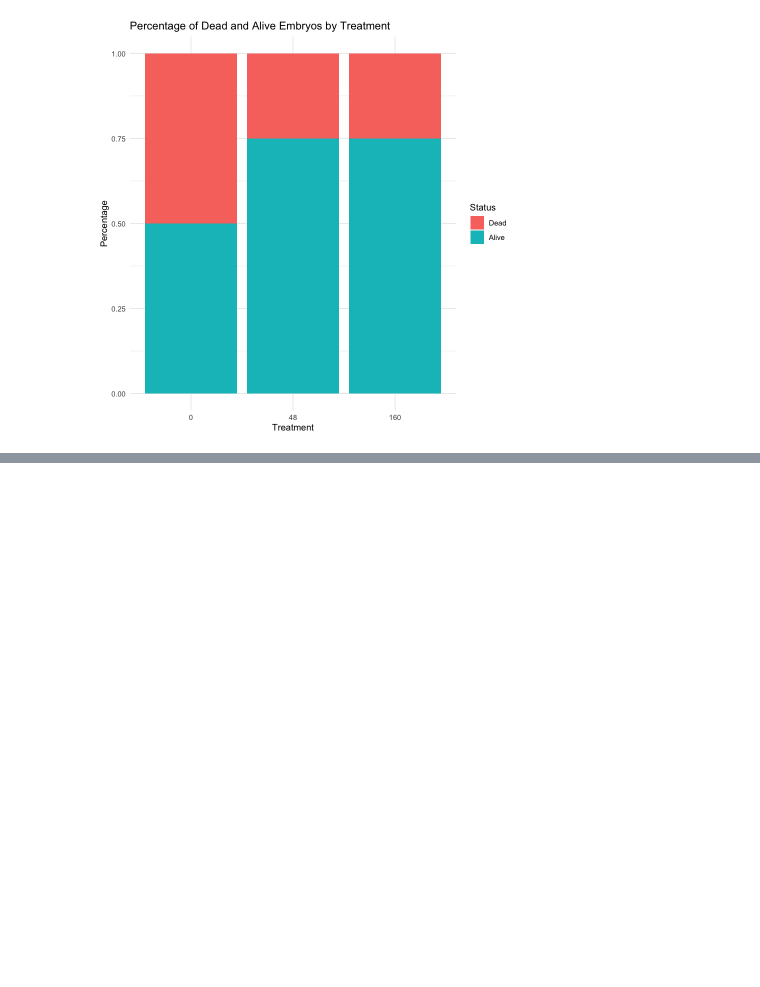
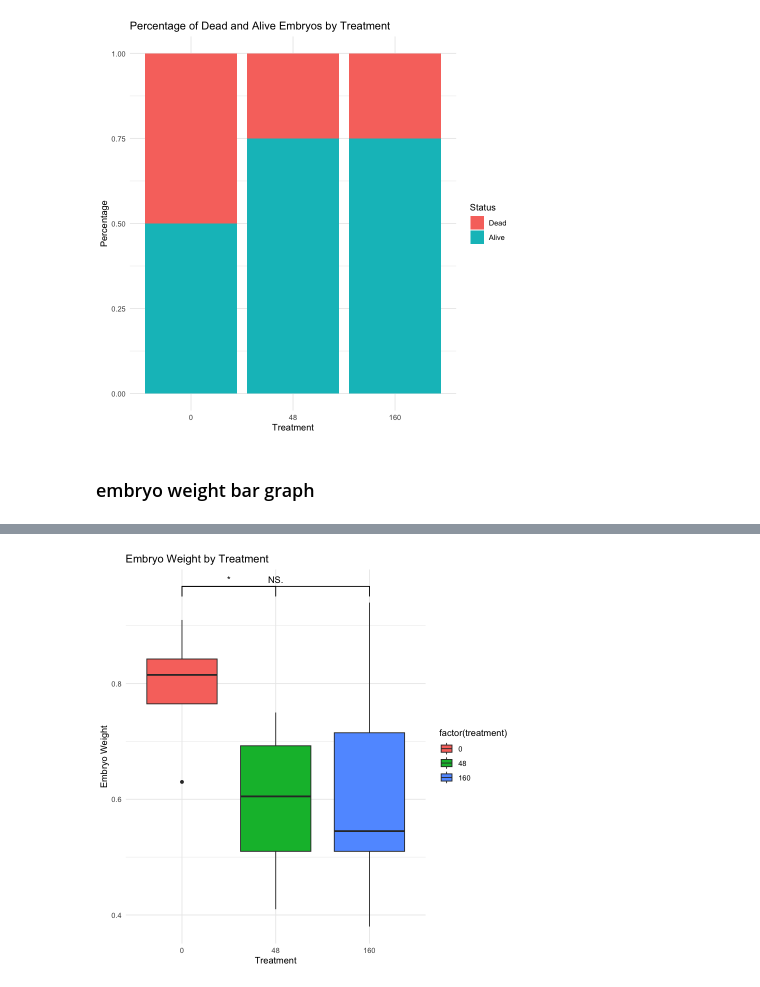
Before and after one commit to redradman/BIOL331_hypothesis_testing, a Jupyter notebook: Analysis.ipynb, the cells around one changed output, grey strips where cells are left out. Saved outputs shown, nothing was run; the diff lists cells and outputs as text; code cells hidden in the pictures; blank space fills up the shorter version.

Commit message:
add embryo weight bar graph

```diff
--- a/Analysis.ipynb
+++ b/Analysis.ipynb
@@ -438,3 +438,13 @@ ggplot(data, aes(x=factor(treatment), fill=alive)) +
     theme_minimal()
 # %% [output]
 [figure]
+# %% [markdown]
+### embryo weight bar graph
+# %%
+ggplot(data, aes(x=factor(treatment), y=embryo_weight, fill=factor(treatment))) +
+    geom_boxplot() +
+    labs(x="Treatment", y="Embryo Weight", title="Embryo Weight by Treatment") +
+    geom_signif(comparisons = list(c("0", "48"), c("0", "160")),
+              map_signif_level=TRUE, na.rm = TRUE, test = "t.test") +
+    theme_minimal()
+# %% [output]
@@ -440,0 +453 @@ ggplot(data, aes(x=factor(treatment), fill=alive)) +
+[figure, added]
```
Also changed, not shown: parts of 5 cells of this notebook.
